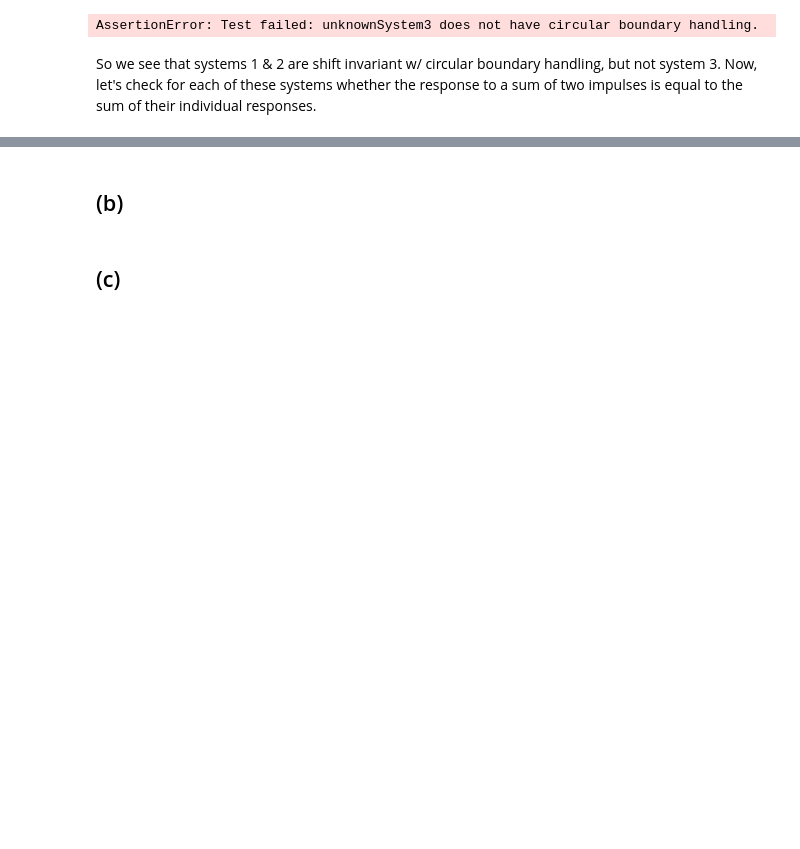
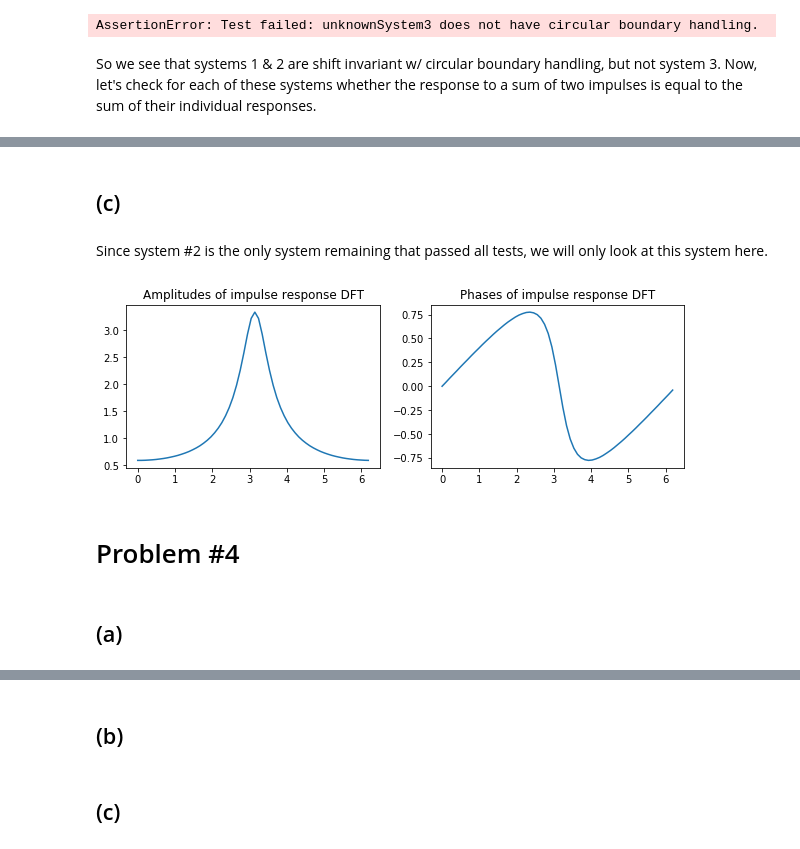
Before and after one commit to rfeinman/hw-mathtools, a Jupyter notebook: hw3_Feinman/hw3.ipynb, the cells around one changed output, grey strips where cells are left out. Cells and saved outputs as stored; diff of their text form; code cells hidden in the pictures; blank space fills up the shorter version.

```diff
--- a/hw3_Feinman/hw3.ipynb
+++ b/hw3_Feinman/hw3.ipynb
@@ -481,0 +589,30 @@ def checkLinearity(X, verbose=False):
+# %% [markdown]
+## (c)
+# %% [markdown]
+Since system #2 is the only system remaining that passed all tests, we will only look at this system here.
+# %%
+import cmath
+
+# create an impulse vector like in (a)
+x = createImpulseColumnVec(0)
+# get the impulse response for system 2
+y = unknownSystemX(x, X=2)
+# Now, compute the DFT
+fft = np.fft.fft(y.reshape(-1,))
+# Get the amplitudes by taking abs
+fft_amplitudes = np.abs(fft)
+# Get the phases using cmath.phase()
+fft_phases = np.asarray([cmath.phase(elt) for elt in fft])
+# Signal the frequencies of the DFT for plotting pursposes
+x_fft = np.asarray([2*np.pi*n/64 for n in range(64)])
+# plot amplitudes
+f, (ax1, ax2) = plt.subplots(1, 2, sharey=False, figsize=(10,3))
+# plot amplitudes
+ax1.plot(x_fft, fft_amplitudes)
+ax1.set_title('Amplitudes of impulse response DFT')
+# plot phases
+ax2.plot(x_fft, fft_phases)
+ax2.set_title('Phases of impulse response DFT')
+plt.show()
+# %% [output]
+[figure, added]
@@ -481,0 +638,4 @@ def checkLinearity(X, verbose=False):
+# %% [markdown]
+# Problem #4
+# %% [markdown]
+## (a)
```
Also changed, not shown: parts of 27 cells of this notebook.
